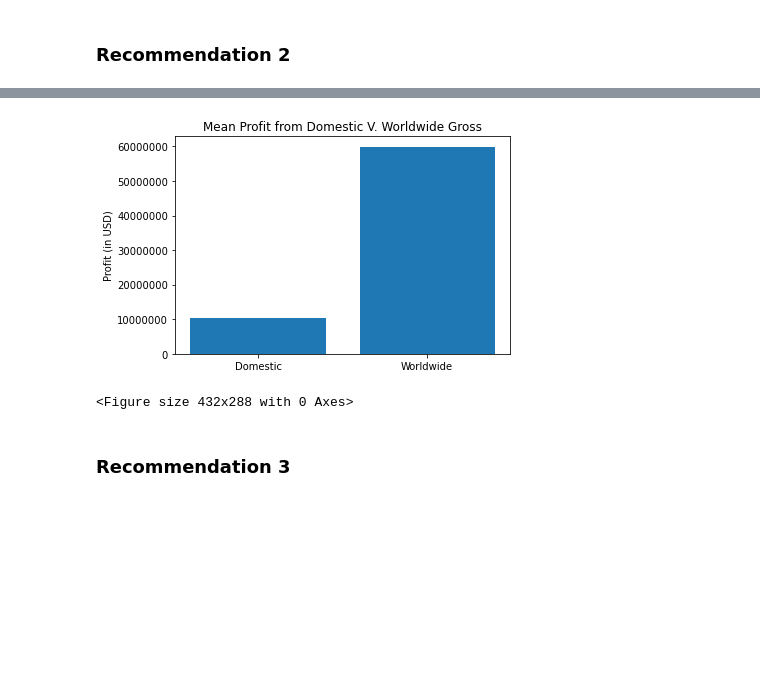
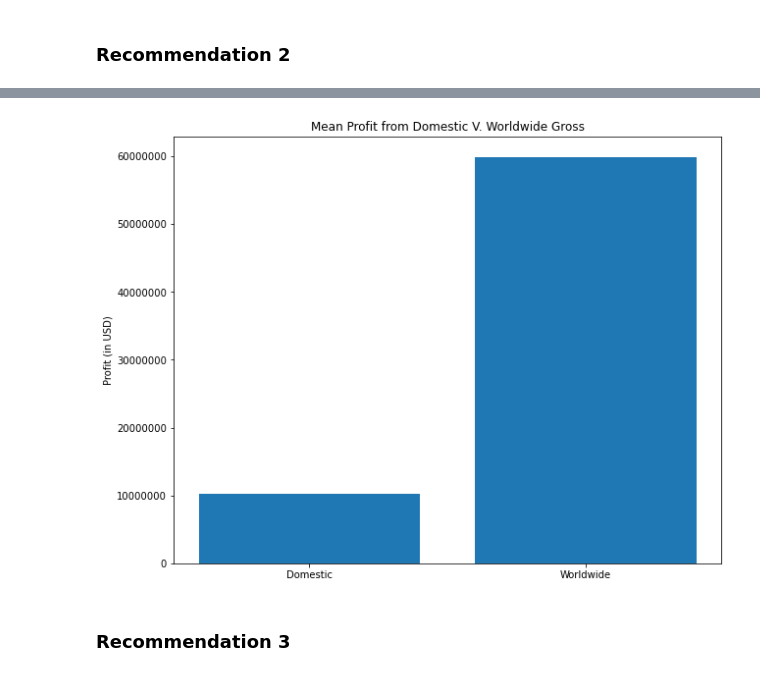
Before and after one commit to claragiurgiu/Microsoft-Movie-Studio-EDA, a Jupyter notebook: MIcrosoft_Movie_Studio_Analysis.ipynb, the cells around one changed output, grey strips where cells are left out. Cells and saved outputs as stored; diff of their text form; code cells hidden in the pictures; blank space fills up the shorter version.

```diff
--- a/MIcrosoft_Movie_Studio_Analysis.ipynb
+++ b/MIcrosoft_Movie_Studio_Analysis.ipynb
@@ -615,21 +611,20 @@ plt.savefig('Images/Budget_vs_worldwide_profit.png', dpi=300);
 mean1 = updated_tn_df['Profit from Domestic'].mean()
 mean2 = updated_tn_df['Profit from Worldwide'].mean()
 # %%
-fig, ax = plt.subplots()
+fig, ax = plt.subplots(figsize=(10,8))
 
 ax.bar(['Domestic', 'Worldwide'], [mean1, mean2])
 
 ax.set_title('Mean Profit from Domestic V. Worldwide Gross')
 ax.set_ylabel('Profit (in USD)')
 
 
 plt.ticklabel_format(style='plain', axis='y', useOffset=False)
 
-plt.show()
+
 plt.savefig('Images/Domestic_vs_Worldwide_mean.png', dpi=300);
 # %% [output]
-[figure, old version]
+[figure, new version]
-<Figure size 432x288 with 0 Axes>
 # %% [markdown]
 ### Recommendation 3
 # %%
```
Also changed, not shown: parts of 6 cells of this notebook, 5 other files.
